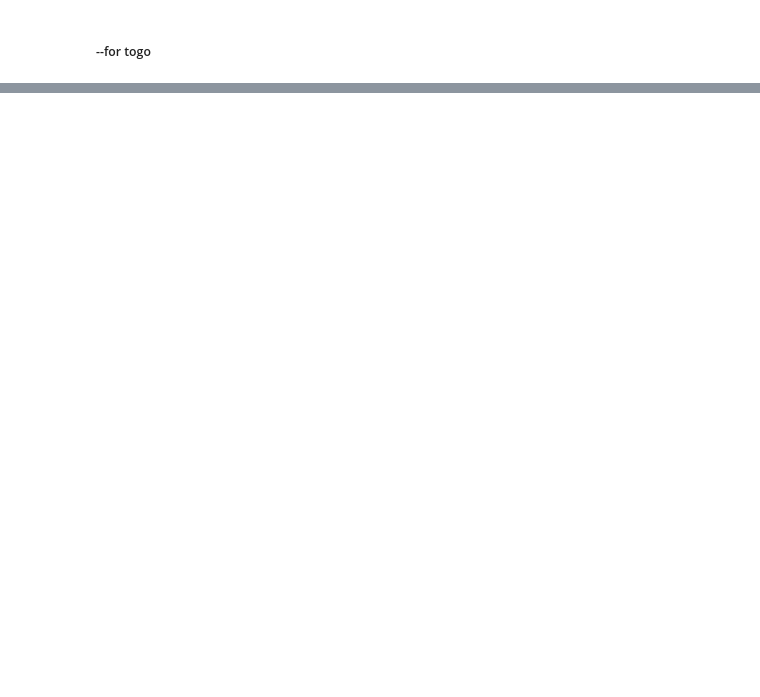
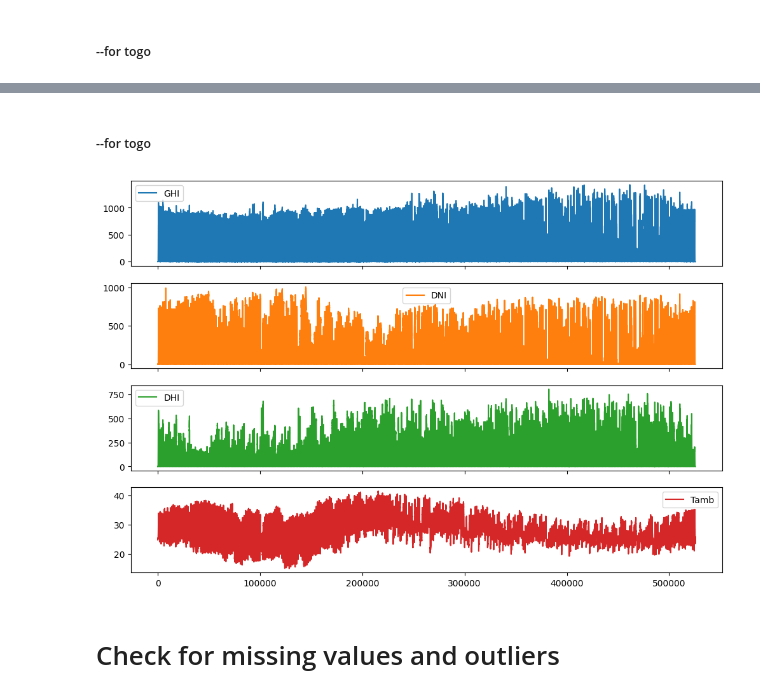
Before and after one commit to Beki78/Solar-Radiation-Measurement-Analysis, a Jupyter notebook: notebooks/solar_radation.ipynb, the cells around one changed output, grey strips where cells are left out. Saved outputs shown, nothing was run; the diff lists cells and outputs as text; code cells hidden in the pictures; blank space fills up the shorter version.

Commit message:
Check for missing values and outliers

```diff
--- a/notebooks/solar_radation.ipynb
+++ b/notebooks/solar_radation.ipynb
@@ -125,0 +142,9 @@ summary_stats
+# %% [markdown]
+##### --for togo
+# %%
+togo[['GHI', 'DNI', 'DHI', 'Tamb']].plot(subplots=True, figsize=(12, 8))
+plt.show()
+# %% [output]
+[figure, added]
+# %% [markdown]
+# Check for missing values and outliers
```
Also changed, not shown: parts of 6 cells of this notebook.
